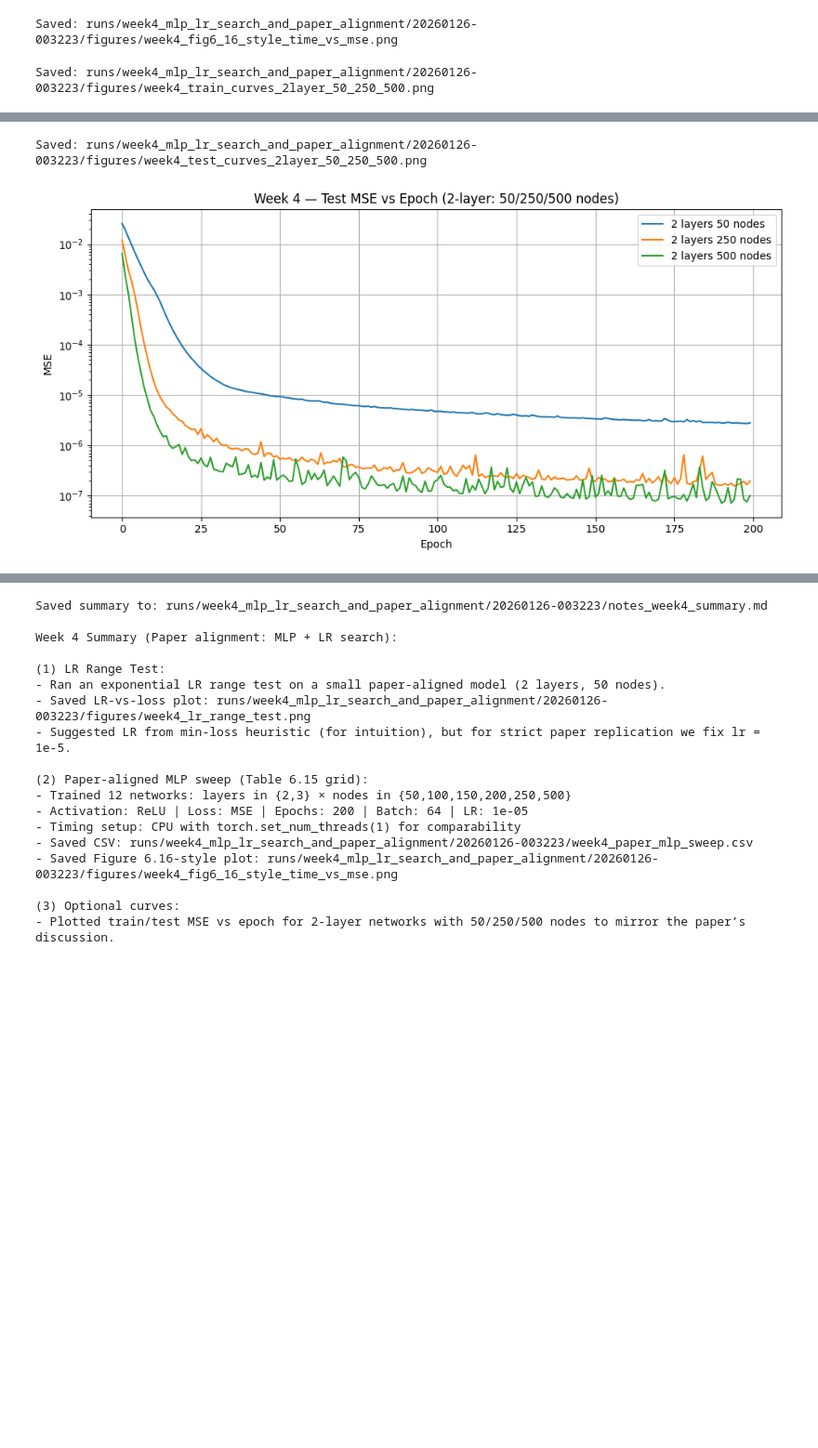
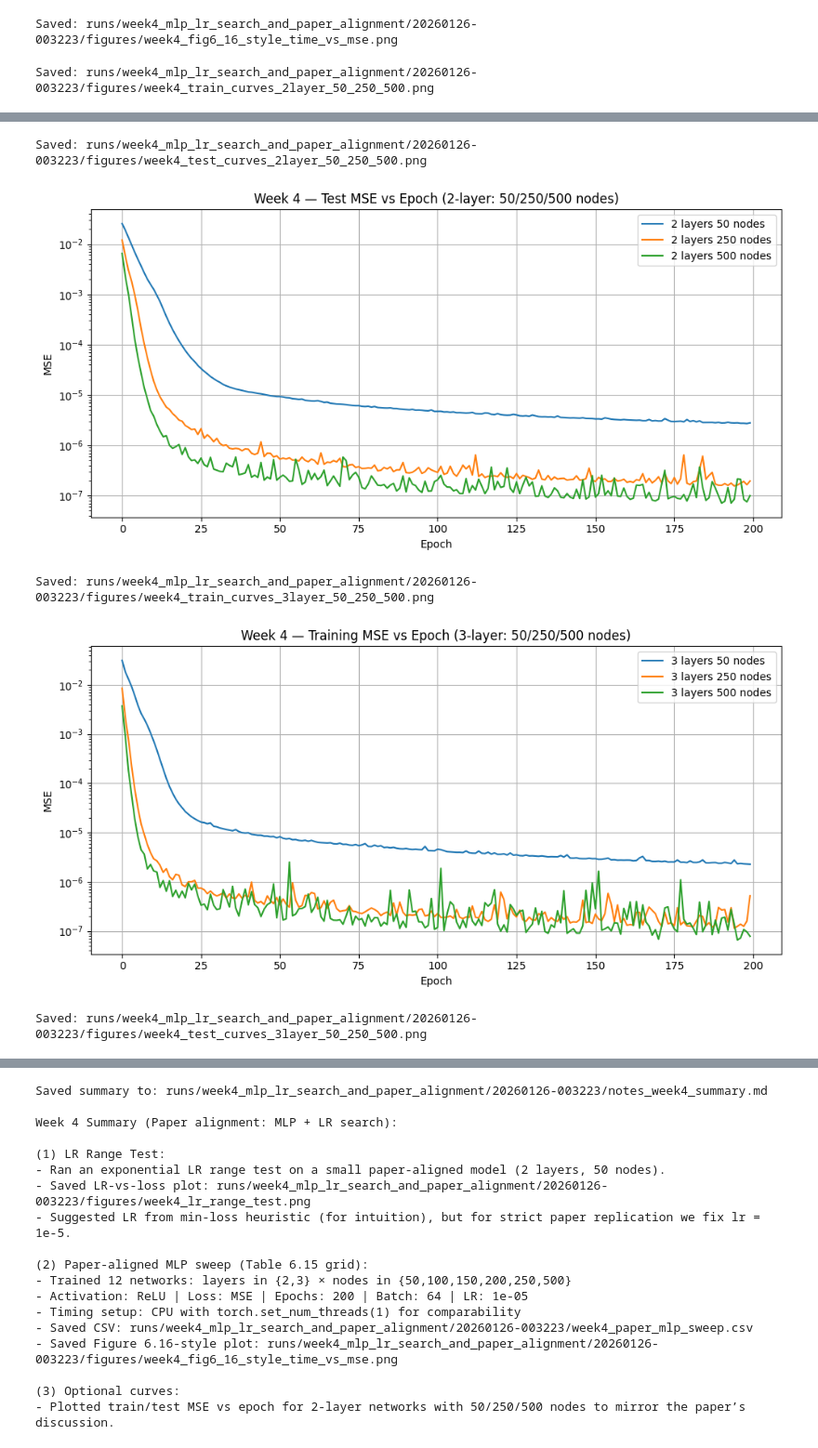
Before and after one commit to JosephOuyang/machine_learning_for_options_pricing_and_implied_volatility, a Jupyter notebook: notebooks/options_pricing_main.ipynb, the cells around one changed output, grey strips where cells are left out. Shown at 93% size. Saved outputs shown, nothing was run; the diff lists cells and outputs as text; code cells hidden in the pictures; blank space fills up the shorter version.

```diff
--- a/notebooks/options_pricing_main.ipynb
+++ b/notebooks/options_pricing_main.ipynb
@@ -833,18 +833,6 @@ def train_fixed_epochs(
     auto_find_checkpoint=True,
     task_dir="runs/week4_mlp_lr_search_and_paper_alignment"  # matches CELL 4.0 task name
 ):
-    """
-    Crash-safe training with checkpoints + resume.
-
-    Resume behavior (priority order):
-    1) If run_dir contains checkpoint_{tag}.pt and resume=True -> resume from it
-    2) Else if auto_find_checkpoint=True -> find newest checkpoint_{tag}.pt in task_dir/* and resume
-       (this lets you resume even after rerunning CELL 4.0 which makes a new run_dir)
-    3) Else -> train from scratch in the provided run_dir
-
-    NOTE: If auto_find_checkpoint chooses an old run_dir, we will *switch* run_dir/fig_dir
-          to that old folder so training continues where it left off.
-    """
 
     model = model.to(device)
     opt = optim.Adam(model.parameters(), lr=lr)
@@ -1240,37 +1201,56 @@ Saved: runs/week4_mlp_lr_search_and_paper_alignment/20260126-003223/figures/week
 # =========================
 def plot_curves(df, configs, which="train_curve", title="", yscale='linear', save_path=None):
     plt.figure(figsize=(10, 5))
     for (L, H) in configs:
         row = df[(df.layers == L) & (df.nodes == H)].iloc[0]
         plt.plot(row[which], label=f"{L} layers {H} nodes")
     plt.xlabel("Epoch")
     plt.ylabel("MSE")
     plt.title(title)
     plt.grid(True)
     plt.legend()
     if yscale == 'log':
         plt.yscale('log')
     plt.tight_layout()
     if save_path:
         plt.savefig(save_path, dpi=180, bbox_inches="tight")
         print("Saved:", save_path)
     plt.show()
 
-configs = [(2, 50), (2, 250), (2, 500)]
+# --- 2-layer network plots ---
+configs_2layer = [(2, 50), (2, 250), (2, 500)]
 
 # Plot and save Training MSE curves with logarithmic y-scale
-train_curve_path = os.path.join(fig_dir, "week4_train_curves_2layer_50_250_500.png")
-plot_curves(df, configs, which="train_curve",
+train_curve_path_2layer = os.path.join(fig_dir, "week4_train_curves_2layer_50_250_500.png")
+plot_curves(df, configs_2layer, which="train_curve",
             title="Week 4 — Training MSE vs Epoch (2-layer: 50/250/500 nodes)",
-            yscale='log', save_path=train_curve_path)
+            yscale='log', save_path=train_curve_path_2layer)
 
 # Plot and save Test MSE curves with logarithmic y-scale
-test_curve_path = os.path.join(fig_dir, "week4_test_curves_2layer_50_250_500.png")
-plot_curves(df, configs, which="test_curve",
+test_curve_path_2layer = os.path.join(fig_dir, "week4_test_curves_2layer_50_250_500.png")
+plot_curves(df, configs_2layer, which="test_curve",
             title="Week 4 — Test MSE vs Epoch (2-layer: 50/250/500 nodes)",
-            yscale='log', save_path=test_curve_path)
+            yscale='log', save_path=test_curve_path_2layer)
+
+# --- 3-layer network plots ---
+configs_3layer = [(3, 50), (3, 250), (3, 500)]
+
+# Plot and save Training MSE curves for 3-layer networks
+train_curve_path_3layer = os.path.join(fig_dir, "week4_train_curves_3layer_50_250_500.png")
+plot_curves(df, configs_3layer, which="train_curve",
+            title="Week 4 — Training MSE vs Epoch (3-layer: 50/250/500 nodes)",
+            yscale='log', save_path=train_curve_path_3layer)
+
+# Plot and save Test MSE curves for 3-layer networks
+test_curve_path_3layer = os.path.join(fig_dir, "week4_test_curves_3layer_50_250_500.png")
+plot_curves(df, configs_3layer, which="test_curve",
+            title="Week 4 — Test MSE vs Epoch (3-layer: 50/250/500 nodes)",
+            yscale='log', save_path=test_curve_path_3layer)
 # %% [output]
 Saved: runs/week4_mlp_lr_search_and_paper_alignment/20260126-003223/figures/week4_train_curves_2layer_50_250_500.png
 [figure]
 Saved: runs/week4_mlp_lr_search_and_paper_alignment/20260126-003223/figures/week4_test_curves_2layer_50_250_500.png
 [figure]
+Saved: runs/week4_mlp_lr_search_and_paper_alignment/20260126-003223/figures/week4_train_curves_3layer_50_250_500.png
+[figure, added]
+Saved: runs/week4_mlp_lr_search_and_paper_alignment/20260126-003223/figures/week4_test_curves_3layer_50_250_500.png
```
Also changed, not shown: parts of 10 cells of this notebook.
